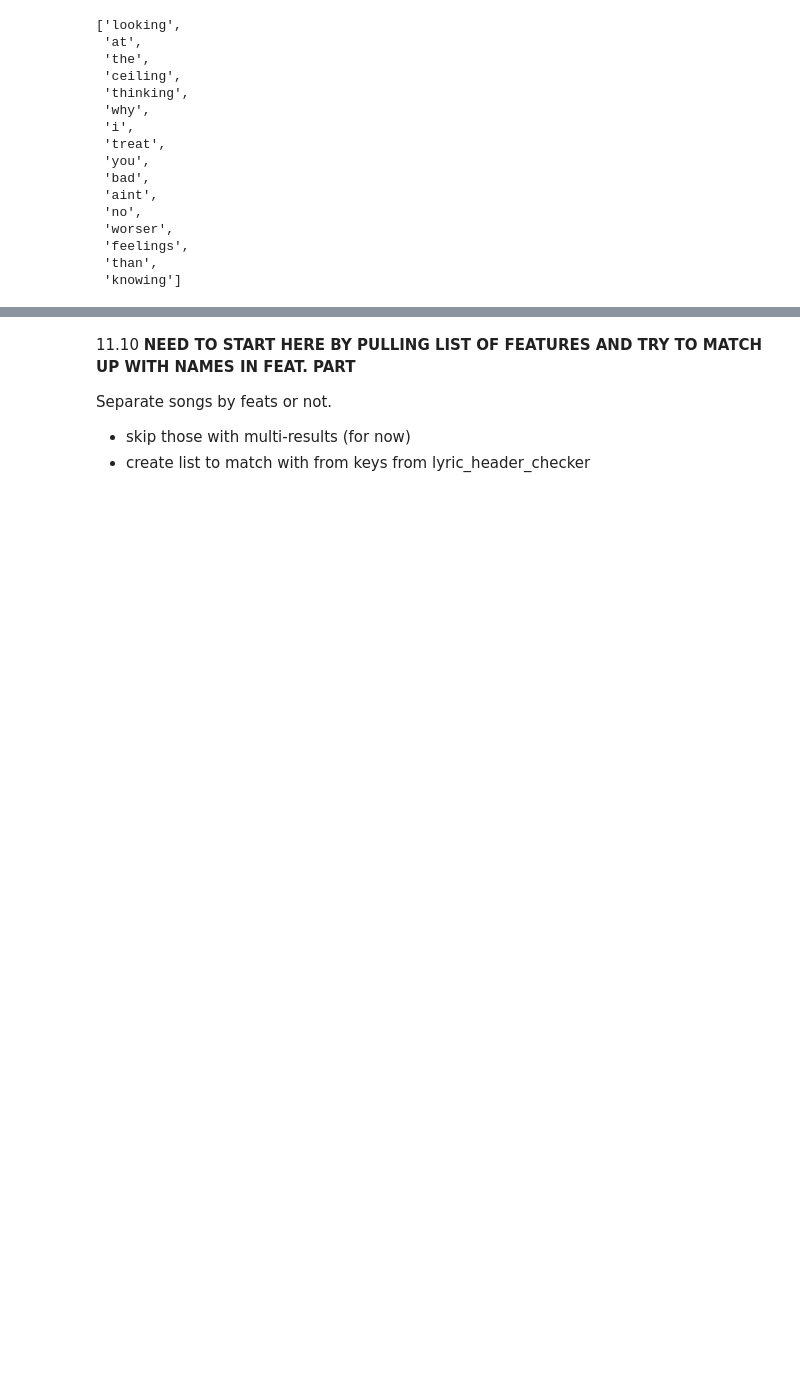
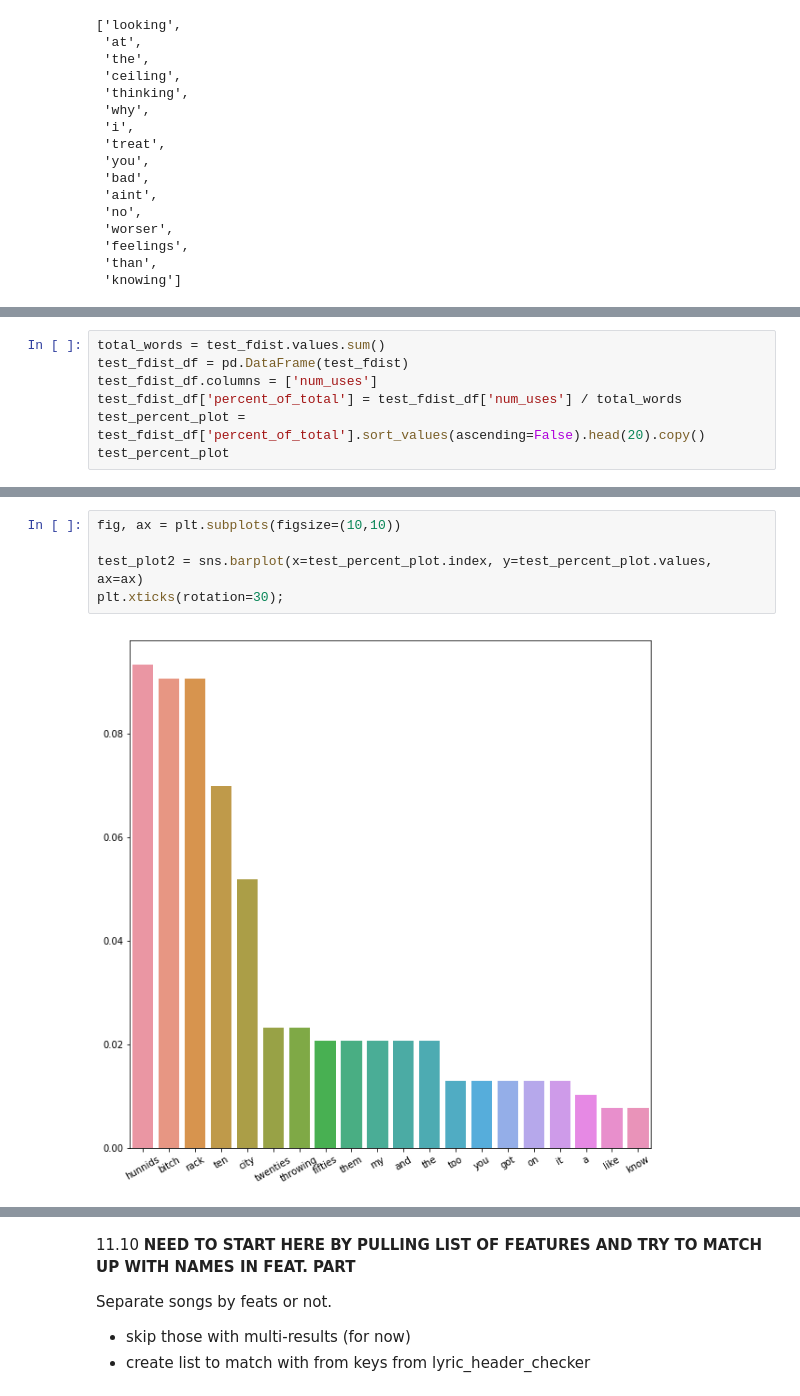
Before and after one commit to dfuller22/Rap_Generator, a Jupyter notebook: Got_Raps.ipynb, the cells around one changed output, grey strips where cells are left out. Saved outputs shown, nothing was run; the diff lists cells and outputs as text; blank space fills up the shorter version.

```diff
--- a/Got_Raps.ipynb
+++ b/Got_Raps.ipynb
@@ -426,0 +451,7 @@ tokenized_lyrics['Do It All'][0:16]
+# %%
+total_words = test_fdist.values.sum()
+test_fdist_df = pd.DataFrame(test_fdist)
+test_fdist_df.columns = ['num_uses']
+test_fdist_df['percent_of_total'] = test_fdist_df['num_uses'] / total_words
+test_percent_plot = test_fdist_df['percent_of_total'].sort_values(ascending=False).head(20).copy()
+test_percent_plot
@@ -426,0 +476,7 @@ tokenized_lyrics['Do It All'][0:16]
+# %%
+fig, ax = plt.subplots(figsize=(10,10))
+
+test_plot2 = sns.barplot(x=test_percent_plot.index, y=test_percent_plot.values, ax=ax)
+plt.xticks(rotation=30);
+# %% [output]
+[figure, added]
```
Also changed, not shown: parts of 7 cells of this notebook.
